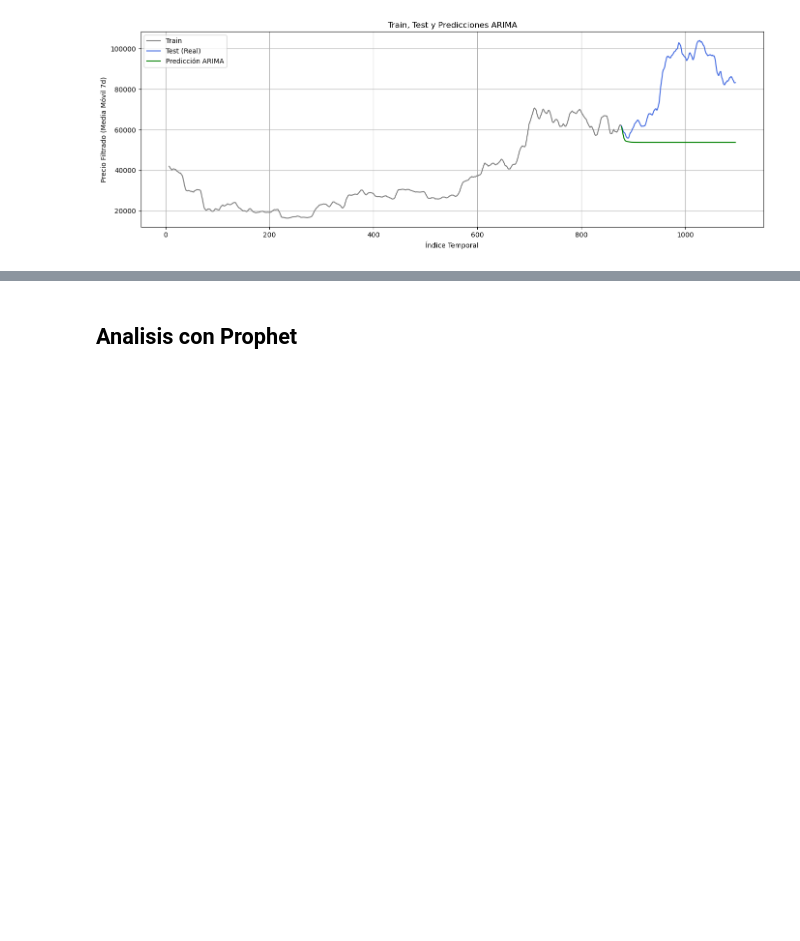
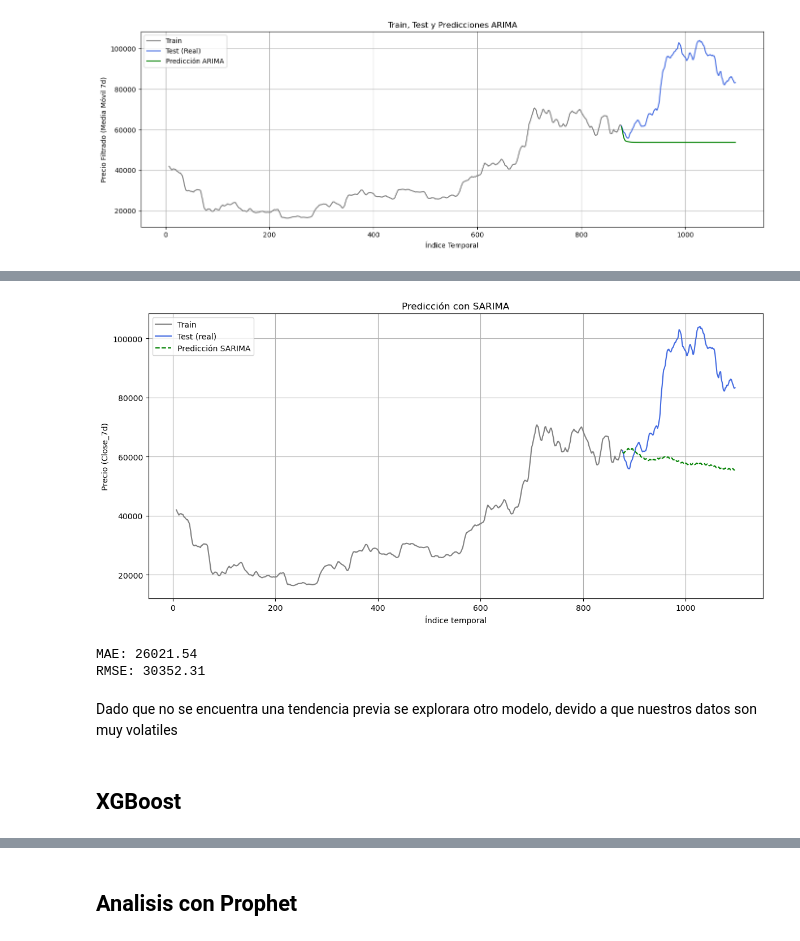
Before and after one commit to seba098098/Projecto_TRM, a Jupyter notebook: Notebooks/04_Modelado_Predictivo_Con_ML..ipynb, the cells around one changed output, grey strips where cells are left out. Cells and saved outputs as stored; diff of their text form; code cells hidden in the pictures; blank space fills up the shorter version.

```diff
--- a/Notebooks/04_Modelado_Predictivo_Con_ML..ipynb
+++ b/Notebooks/04_Modelado_Predictivo_Con_ML..ipynb
@@ -366,0 +397,42 @@ b
+# %%
+import matplotlib.pyplot as plt
+from statsmodels.tsa.statespace.sarimax import SARIMAX
+
+# Entrenar modelo SARIMA
+modelo_sarima = SARIMAX(train, order=(4, 1, 2), seasonal_order=(2, 1, 0, 7))
+modelo_sarima_fit = modelo_sarima.fit(disp=False)
+
+# Pronóstico sobre el conjunto de test
+forecast = modelo_sarima_fit.forecast(steps=len(test))
+
+# Graficar
+plt.figure(figsize=(12, 6))
+plt.plot(train.index, train, label='Train', color='gray')
+plt.plot(test.index, test, label='Test (real)', color='royalblue')
+plt.plot(test.index, forecast, label='Predicción SARIMA', color='green', linestyle='--')
+plt.title('Predicción con SARIMA')
+plt.xlabel('Índice temporal')
+plt.ylabel('Precio (Close_7d)')
+plt.legend()
+plt.grid(True)
+plt.tight_layout()
+plt.show()
+# %% [output]
+[figure, added]
+# %%
+
+from sklearn.metrics import mean_absolute_error, mean_squared_error
+import numpy as np
+
+mae = mean_absolute_error(test, forecast)
+rmse = np.sqrt(mean_squared_error(test, forecast))
+
+print(f"MAE: {mae:.2f}")
+print(f"RMSE: {rmse:.2f}")
+# %% [output]
+MAE: 26021.54
+RMSE: 30352.31
+# %% [markdown]
+Dado que no se encuentra una tendencia previa se explorara otro modelo, devido a que nuestros datos son muy volatiles
+# %% [markdown]
+## XGBoost
```
Also changed, not shown: parts of 25 cells of this notebook, 1 other file.
